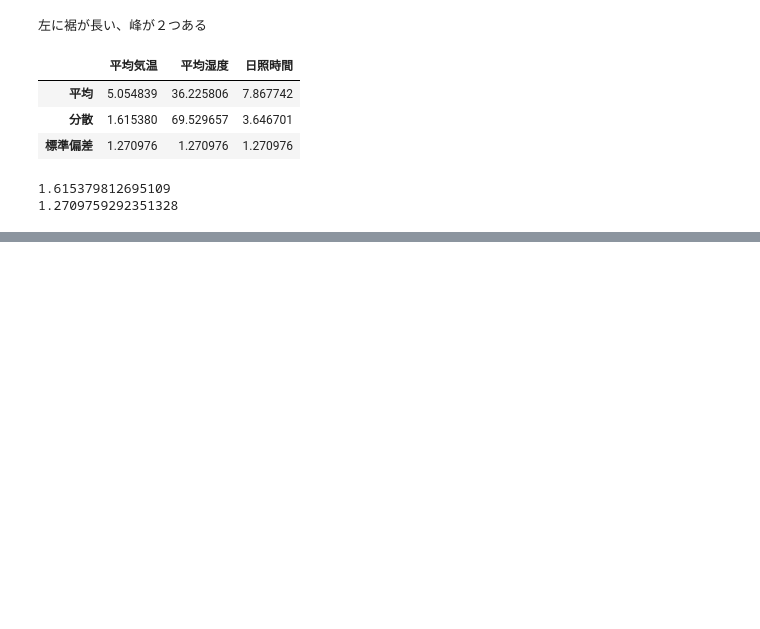
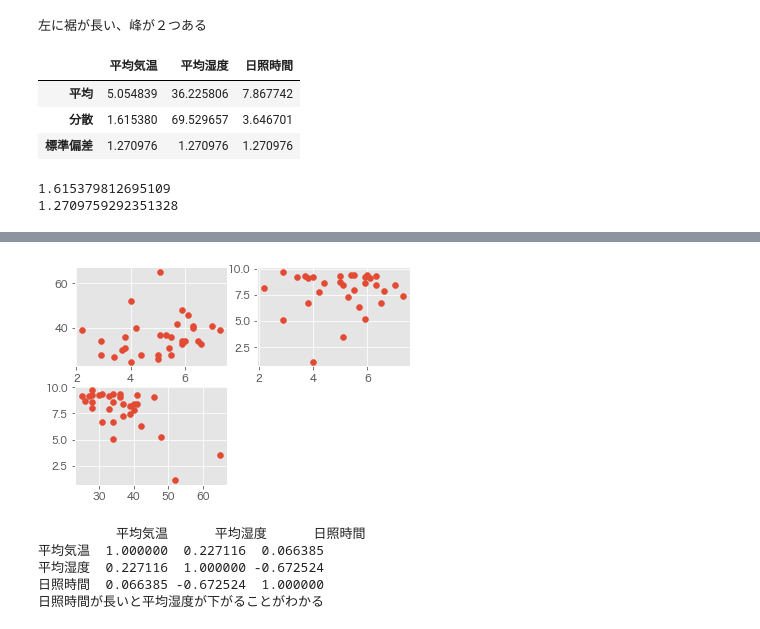
Before and after one commit to gr39my/statistics_level2_workbook, a Jupyter notebook: ch1.ipynb, the cells around one changed output, grey strips where cells are left out. Drawn from its saved outputs; the diff is of its cells as text; code cells hidden in the pictures; blank space fills up the shorter version.

```diff
--- a/ch1.ipynb
+++ b/ch1.ipynb
@@ -88,0 +125,25 @@ print(std)
+# %%
+# 平均気温、平均湿度、日照時間について３つの散布図を描き、それぞれの相関係数を求め、考察せよ
+fig = plt.figure()
+
+ax1 = fig.add_subplot(2,2,1)
+ax2 = fig.add_subplot(2,2,2)
+ax3 = fig.add_subplot(2,2,3)
+
+ax1.scatter(df_1['平均気温'],df_1['平均湿度'])
+ax2.scatter(df_1['平均気温'],df_1['日照時間'])
+ax3.scatter(df_1['平均湿度'],df_1['日照時間'])
+
+plt.show()
+# %% [output]
+[figure, added]
+# %%
+print(df_1.corr())
+
+print('日照時間が長いと平均湿度が下がることがわかる')
+# %% [output]
+          平均気温      平均湿度      日照時間
+平均気温  1.000000  0.227116  0.066385
+平均湿度  0.227116  1.000000 -0.672524
+日照時間  0.066385 -0.672524  1.000000
+日照時間が長いと平均湿度が下がることがわかる
```
Also changed, not shown: parts of 5 cells of this notebook.
